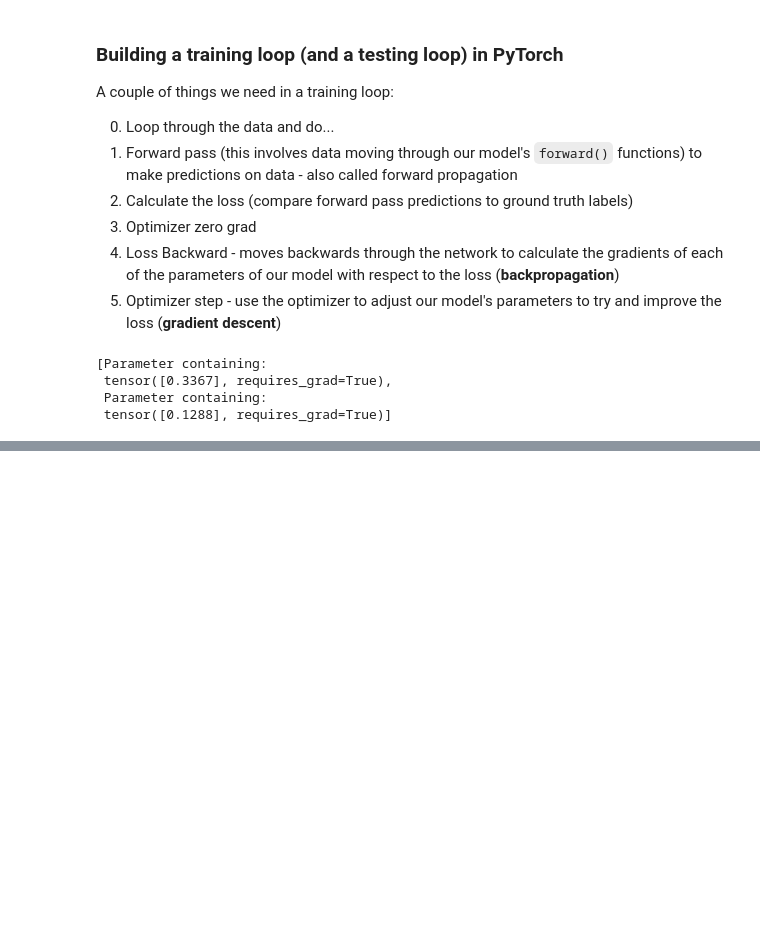
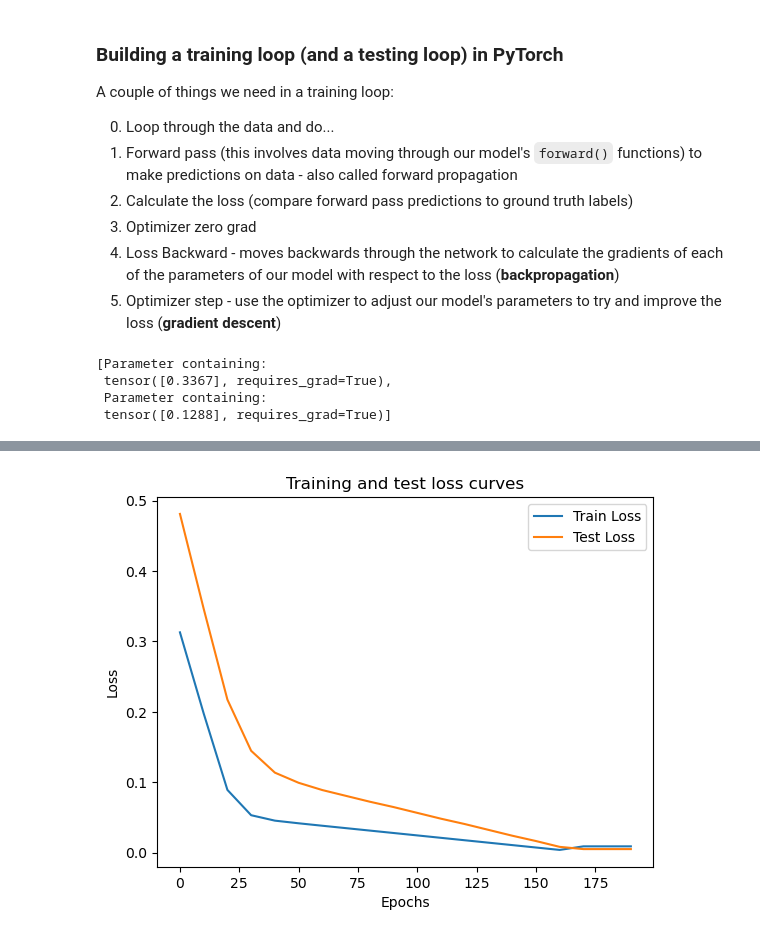
Before and after one commit to aditya040891/Learning-PyTorch-and-Neural-Network-Fundamentals, a Jupyter notebook: 01_pytorch_workflow.ipynb, the cells around one changed output, grey strips where cells are left out. Cells and saved outputs as stored; diff of their text form; code cells hidden in the pictures; blank space fills up the shorter version.

```diff
--- a/01_pytorch_workflow.ipynb
+++ b/01_pytorch_workflow.ipynb
@@ -391,0 +445,13 @@ for epoch in range(epochs):
+# %%
+loss_values = list(map(lambda x: x.detach().numpy(), loss_values))
+# %%
+# Plot the loss curves
+plt.plot(epoch_count, loss_values, label='Train Loss')
+plt.plot(epoch_count, test_loss_values, label='Test Loss')
+plt.title("Training and test loss curves")
+plt.ylabel("Loss")
+plt.xlabel("Epochs")
+plt.legend()
+plt.show()
+# %% [output]
+[figure, added]
```
Also changed, not shown: parts of 4 cells of this notebook.
